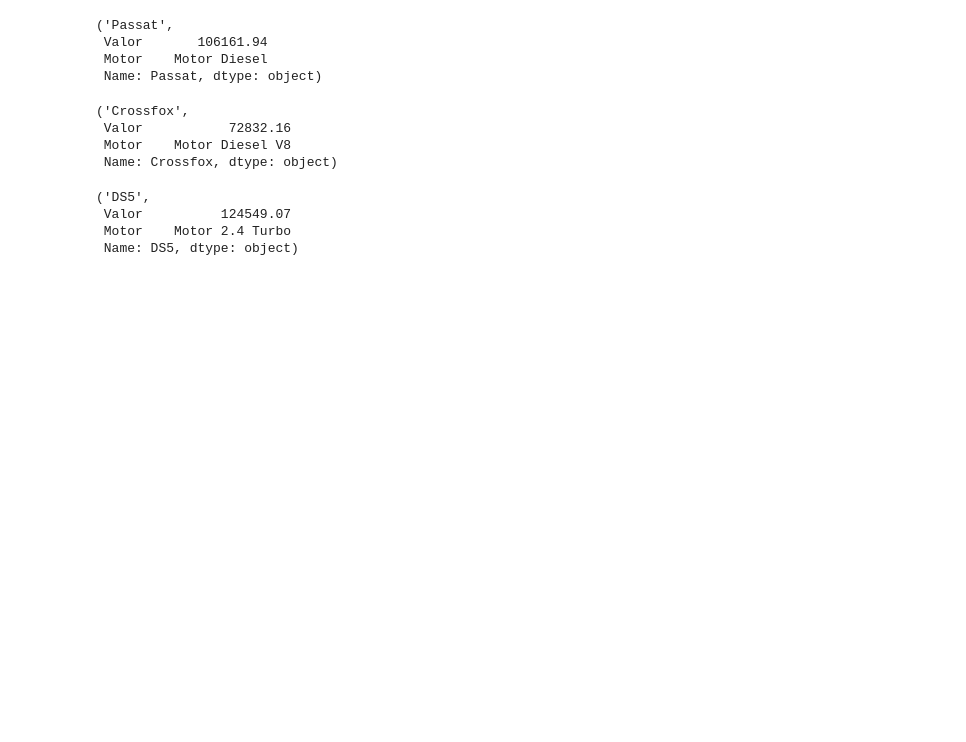
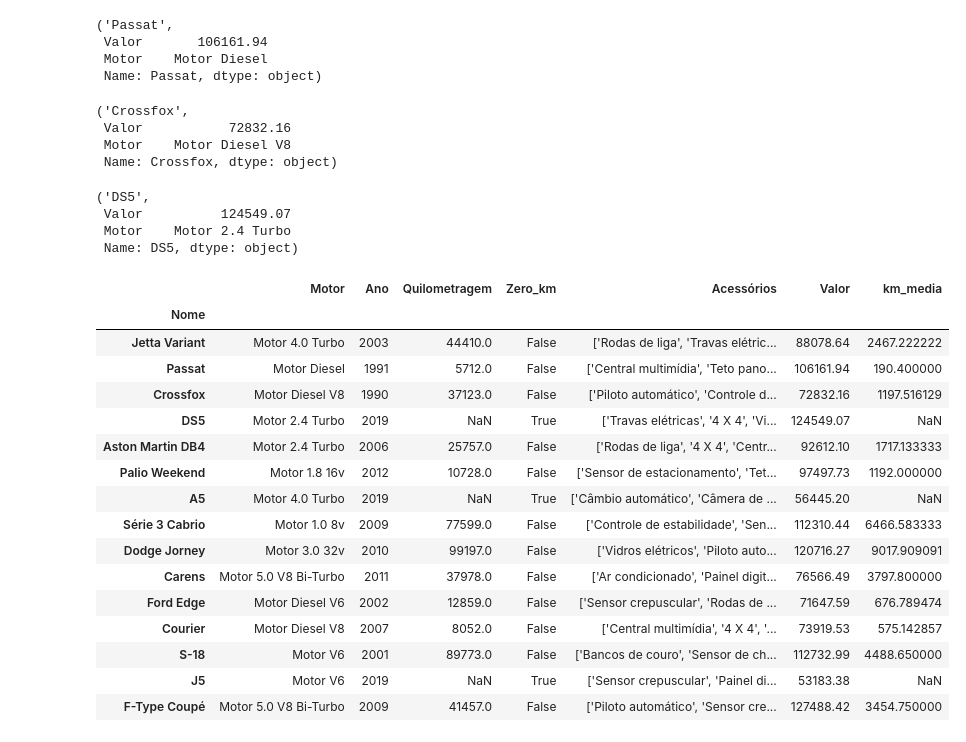
Before and after one commit to BrenonOrtega/Alura-Python, a Jupyter notebook: 5_pandas_basico/aulas.ipynb, the cells around one changed output. Saved outputs shown, nothing was run; the diff lists cells and outputs as text; code cells hidden in the pictures; blank space fills up the shorter version.

Commit message:
aulas: feitos exercícios e algumas tentativas utilizando iterrows

```diff
--- a/5_pandas_basico/aulas.ipynb
+++ b/5_pandas_basico/aulas.ipynb
@@ -268,3 +309,36 @@ for item in ds.iloc[:4].loc[:,["Valor", "Motor", ]].iterrows():
  Valor          124549.07
  Motor    Motor 2.4 Turbo
  Name: DS5, dtype: object)
+# %%
+#   A função .iterrows() gera um iterador que contém tuplas, compostas do index do
+#   dataset e as informações das linhas(rows), portanto é possível atribuir os dados
+#   desempacotando e até criando campos novos, desta maneira:
+
+ANO_ATUAL = 2021
+is_number= lambda x: type(x) == int or float
+
+for indice, linha in ds.iterrows():
+    idade_carro = ANO_ATUAL - linha['Ano']
+    km = linha['Quilometragem']
+    ds.loc[indice, "km_media"] = km / idade_carro if idade_carro != 0 and is_number(km) else 0
+
+
+display(ds[:15])
+# %% [output]
+|  | Motor | Ano | Quilometragem | Zero_km | Acessórios | Valor | km_media |
+| Nome |  |  |  |  |  |  |  |
+| Jetta Variant | Motor 4.0 Turbo | 2003 | 44410.0 | False | ['Rodas de liga', 'Travas elétric... | 88078.64 | 2467.222222 |
+| Passat | Motor Diesel | 1991 | 5712.0 | False | ['Central multimídia', 'Teto pano... | 106161.94 | 190.400000 |
+| Crossfox | Motor Diesel V8 | 1990 | 37123.0 | False | ['Piloto automático', 'Controle d... | 72832.16 | 1197.516129 |
+| DS5 | Motor 2.4 Turbo | 2019 | NaN | True | ['Travas elétricas', '4 X 4', 'Vi... | 124549.07 | NaN |
+| Aston Martin DB4 | Motor 2.4 Turbo | 2006 | 25757.0 | False | ['Rodas de liga', '4 X 4', 'Centr... | 92612.10 | 1717.133333 |
+| Palio Weekend | Motor 1.8 16v | 2012 | 10728.0 | False | ['Sensor de estacionamento', 'Tet... | 97497.73 | 1192.000000 |
+| A5 | Motor 4.0 Turbo | 2019 | NaN | True | ['Câmbio automático', 'Câmera de ... | 56445.20 | NaN |
+| Série 3 Cabrio | Motor 1.0 8v | 2009 | 77599.0 | False | ['Controle de estabilidade', 'Sen... | 112310.44 | 6466.583333 |
+| Dodge Jorney | Motor 3.0 32v | 2010 | 99197.0 | False | ['Vidros elétricos', 'Piloto auto... | 120716.27 | 9017.909091 |
+| Carens | Motor 5.0 V8 Bi-Turbo | 2011 | 37978.0 | False | ['Ar condicionado', 'Painel digit... | 76566.49 | 3797.800000 |
+| Ford Edge | Motor Diesel V6 | 2002 | 12859.0 | False | ['Sensor crepuscular', 'Rodas de ... | 71647.59 | 676.789474 |
+| Courier | Motor Diesel V8 | 2007 | 8052.0 | False | ['Central multimídia', '4 X 4', '... | 73919.53 | 575.142857 |
+| S-18 | Motor V6 | 2001 | 89773.0 | False | ['Bancos de couro', 'Sensor de ch... | 112732.99 | 4488.650000 |
+| J5 | Motor V6 | 2019 | NaN | True | ['Sensor crepuscular', 'Painel di... | 53183.38 | NaN |
+| F-Type Coupé | Motor 5.0 V8 Bi-Turbo | 2009 | 41457.0 | False | ['Piloto automático', 'Sensor cre... | 127488.42 | 3454.750000 |
```
Also changed, not shown: parts of 2 cells of this notebook.
